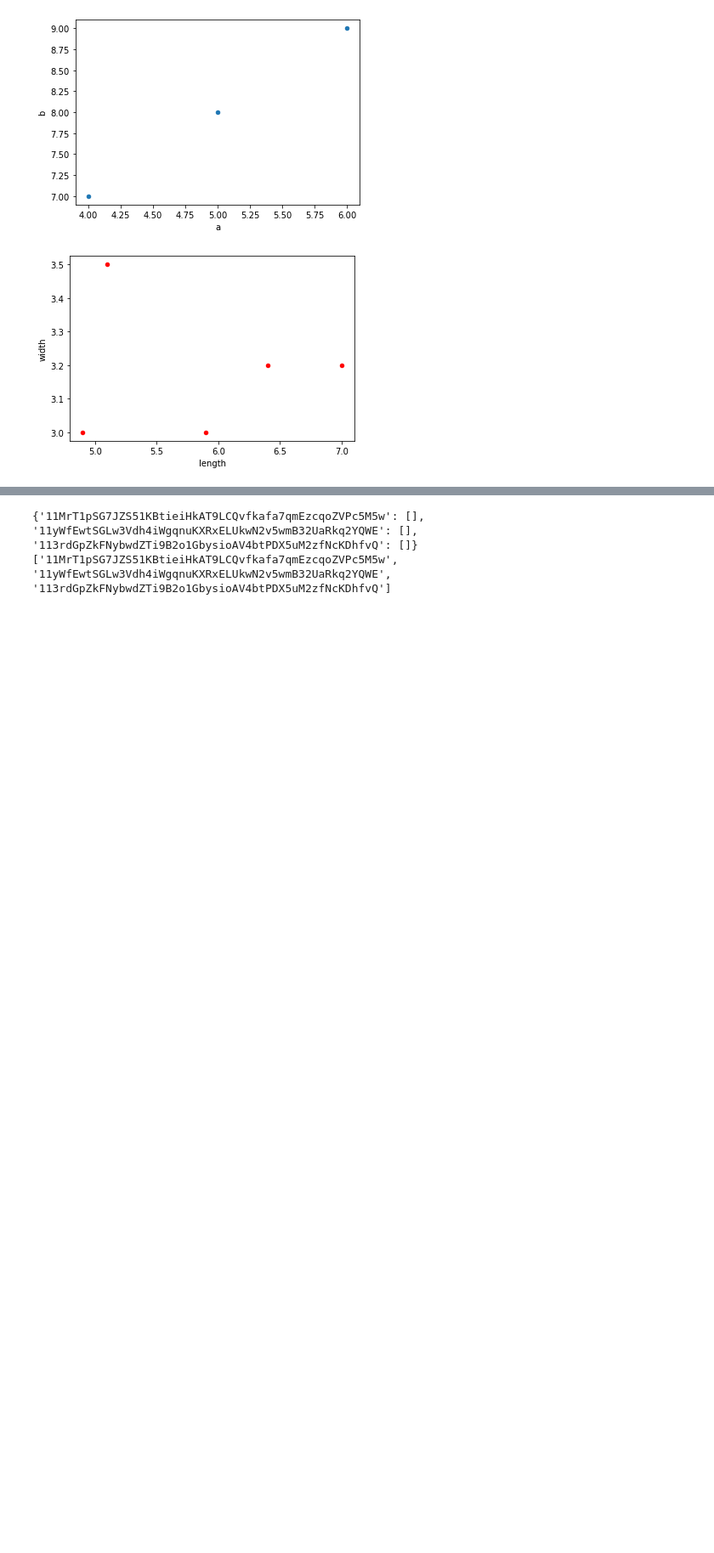
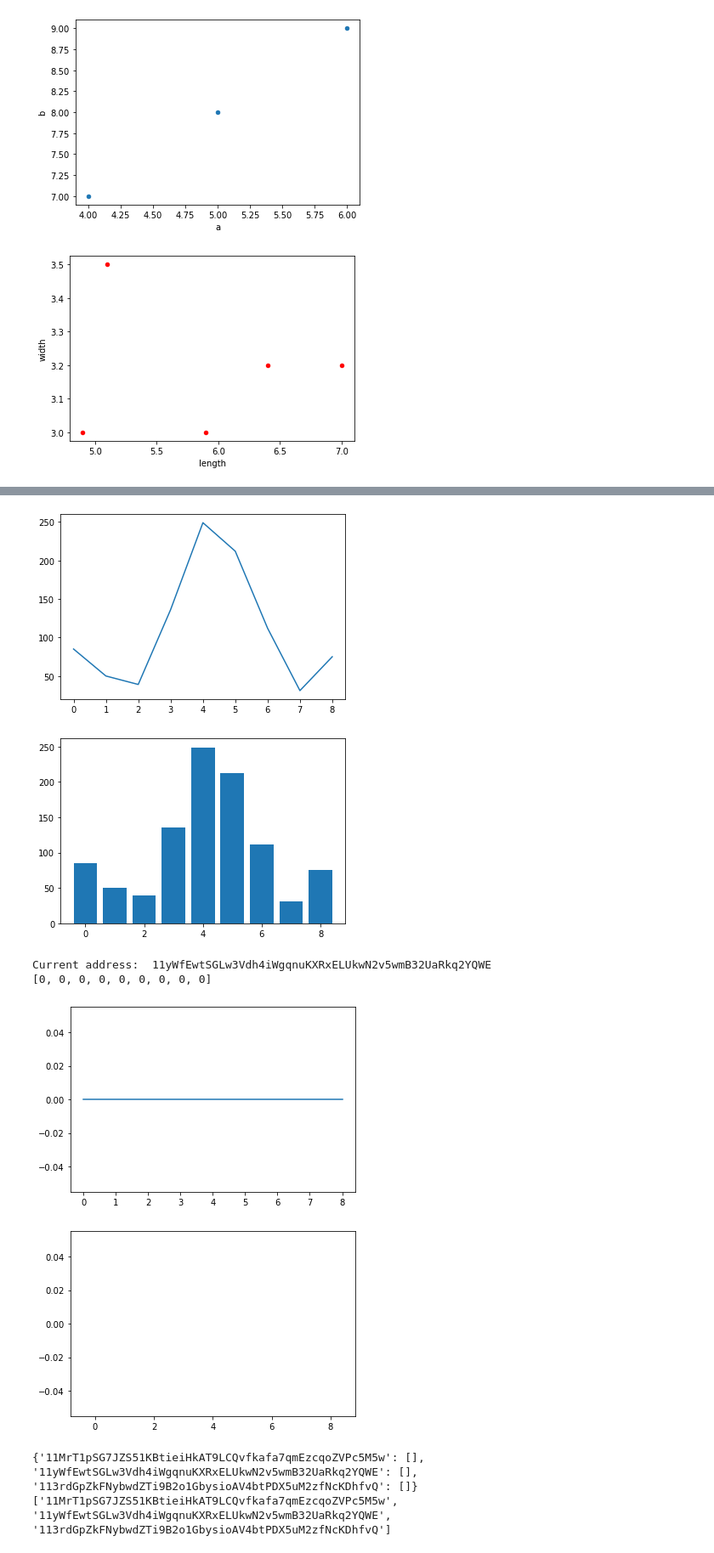
Before and after one commit to kristijanH1998/REU-Summer-Internship, a Jupyter notebook: Blockchain API Requests 2 (7.11).ipynb, the cells around one changed output, grey strips where cells are left out. Shown at 85% size. Drawn from its saved outputs; the diff is of its cells as text; code cells hidden in the pictures; blank space fills up the shorter version.

```diff
--- a/Blockchain API Requests 2 (7.11).ipynb
+++ b/Blockchain API Requests 2 (7.11).ipynb
@@ -100,11 +100,11 @@ print(the_list)
 
 
 
-url = "https://api.helium.io/v1/hotspots/11MrT1pSG7JZS51KBtieiHkAT9LCQvfkafa7qmEzcqoZVPc5M5w/activity/?filter_types=state_channel_close_v1&min_time=2022-07-01T00:00:01Z&max_time=2022-07-07T23:59:59Z"
+url = "https://api.helium.io/v1/hotspots/11MrT1pSG7JZS51KBtieiHkAT9LCQvfkafa7qmEzcqoZVPc5M5w/activity/?filter_types=state_channel_close_v1&min_time=2022-05-09T00:00:01Z&max_time=2022-05-16T23:59:59Z"
 dict = json.loads(requests.get(url).text)
 
 if "cursor" in dict:
-    url = "https://api.helium.io/v1/hotspots/11MrT1pSG7JZS51KBtieiHkAT9LCQvfkafa7qmEzcqoZVPc5M5w/activity/?filter_types=state_channel_close_v1&min_time=2022-07-01T00:00:01Z&max_time=2022-07-07T23:59:59Z&" + "cursor=" + dict['cursor']
+    url = "https://api.helium.io/v1/hotspots/11MrT1pSG7JZS51KBtieiHkAT9LCQvfkafa7qmEzcqoZVPc5M5w/activity/?filter_types=state_channel_close_v1&min_time=2022-05-09T00:00:01Z&max_time=2022-05-16T23:59:59Z&" + "cursor=" + dict['cursor']
     dict = json.loads(requests.get(url).text)
 else:
     for i in range(len(dict['data'])):
@@ -115,7 +115,7 @@ while "cursor" in dict:
 
     for i in range(len(dict['data'])):
         sum = sum + dict['data'][i]['state_channel']['summaries'][0]['num_packets']
-    url = "https://api.helium.io/v1/hotspots/11MrT1pSG7JZS51KBtieiHkAT9LCQvfkafa7qmEzcqoZVPc5M5w/activity/?filter_types=state_channel_close_v1&min_time=2022-07-01T00:00:01Z&max_time=2022-07-07T23:59:59Z&" + "cursor=" + dict['cursor']
+    url = "https://api.helium.io/v1/hotspots/11MrT1pSG7JZS51KBtieiHkAT9LCQvfkafa7qmEzcqoZVPc5M5w/activity/?filter_types=state_channel_close_v1&min_time=2022-05-09T00:00:01Z&max_time=2022-05-16T23:59:59Z&" + "cursor=" + dict['cursor']
     dict = json.loads(requests.get(url).text)
 
 if "cursor" not in dict:
@@ -154,8 +154,9 @@ import time
 from datetime import date, timedelta
 import requests
 import json
+from matplotlib import pyplot as plt
 
-url = "https://api.helium.io/v1/hotspots/location/distance/?lat=36.871342&lon=-76.278701&distance=500"
+url = "https://api.helium.io/v1/hotspots/location/distance/?lat=36.871342&lon=-76.278701&distance=200"
 dict1 = json.loads(requests.get(url).text)
 # print(json.dumps(dict1, indent = 2))
 
@@ -200,8 +201,12 @@ for a in dataPerAddress:
         dataPerAddress[a].append(sum1)
         sum1 = 0
         url = ""
+    dataPerAddress[a].reverse()
     print(dataPerAddress[a])
-
+    plt.plot(dataPerAddress[a])
+    plt.show()
+    plt.bar(range(9), dataPerAddress[a])
+    plt.show()
 
 
 dict1.clear()
@@ -226,3 +227,9 @@ Current address:  113rdGpZkFNybwdZTi9B2o1GbysioAV4btPDX5uM2zfNcKDhfvQ
+[figure, added]
+[figure, added]
+Current address:  11yWfEwtSGLw3Vdh4iWgqnuKXRxELUkwN2v5wmB32UaRkq2YQWE
+[0, 0, 0, 0, 0, 0, 0, 0, 0]
+[figure, added]
+[figure, added]
 # %%
 the_list = []
 dataPerAddress = {}
```
Also changed, not shown: parts of 2 cells of this notebook.
